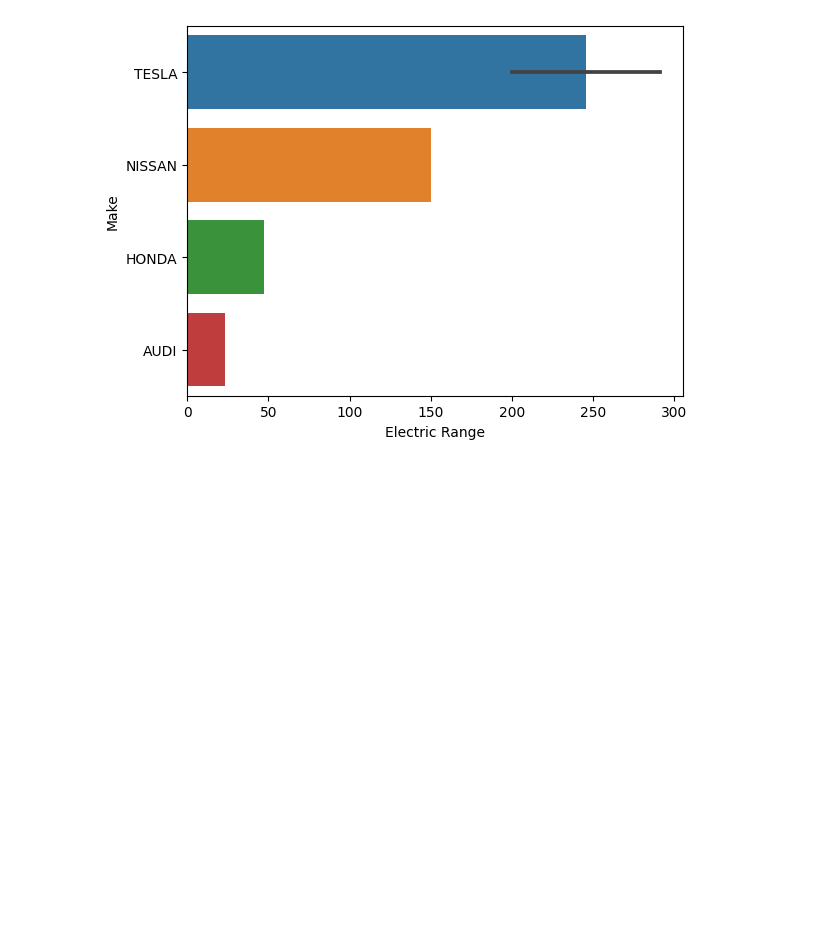
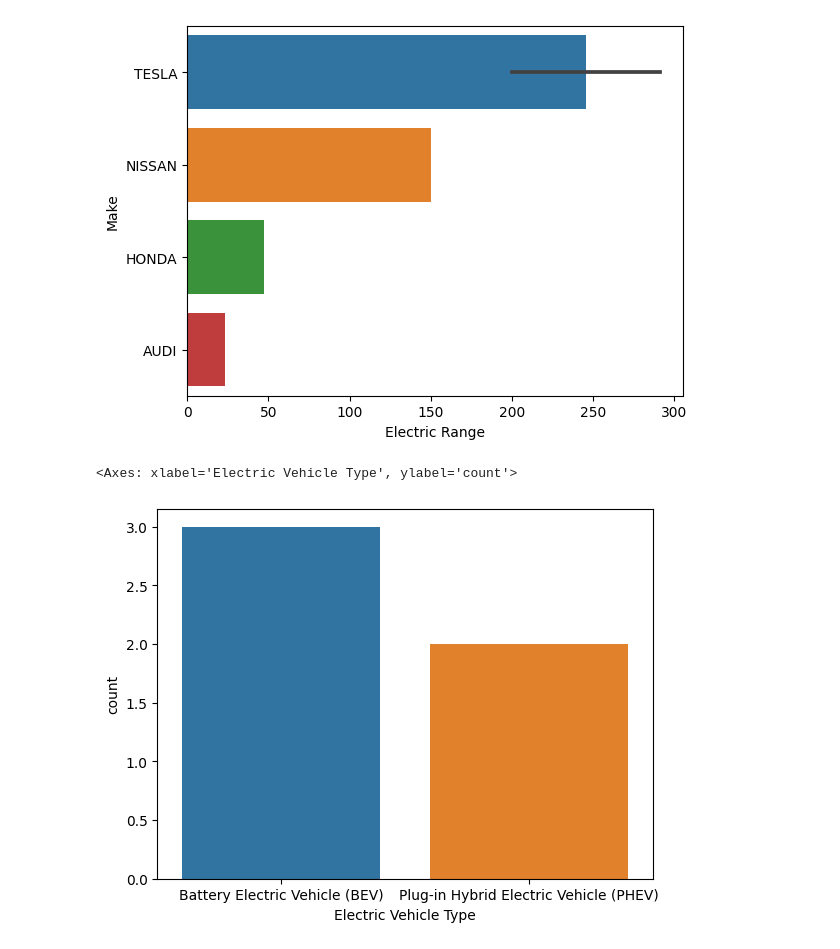
Before and after one commit to abbasmirza18/ml-internship, a Jupyter notebook: task2_ds2.ipynb, the cells around one changed output. Saved outputs shown, nothing was run; the diff lists cells and outputs as text; code cells hidden in the pictures; blank space fills up the shorter version.

```diff
--- a/task2_ds2.ipynb
+++ b/task2_ds2.ipynb
@@ -108,3 +108,9 @@ sns.barplot(data, x="Electric Range", y="Make")
 # %% [output]
 <Axes: xlabel='Electric Range', ylabel='Make'>
 [figure]
+# %%
+data = data.head(5)
+sns.countplot(data, x="Electric Vehicle Type")
+# %% [output]
+<Axes: xlabel='Electric Vehicle Type', ylabel='count'>
+[figure, added]
```
Also changed, not shown: parts of 1 cell of this notebook.
